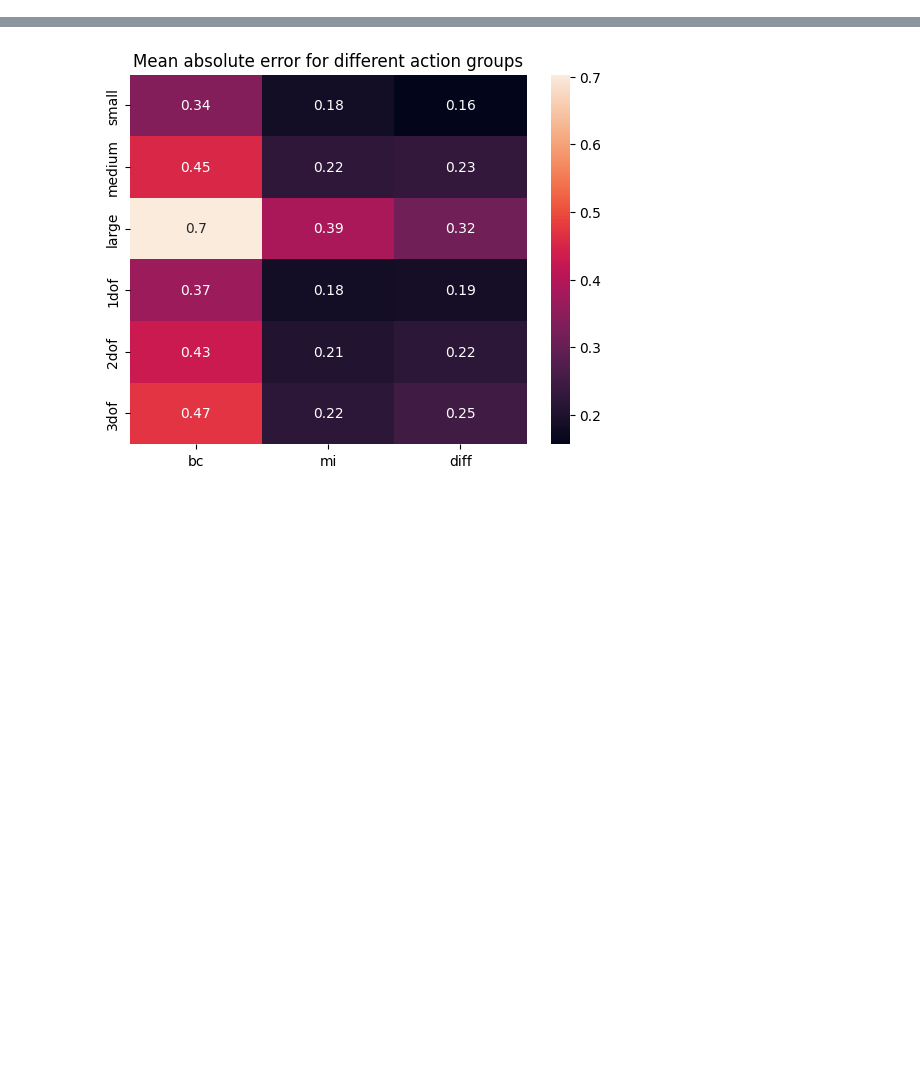
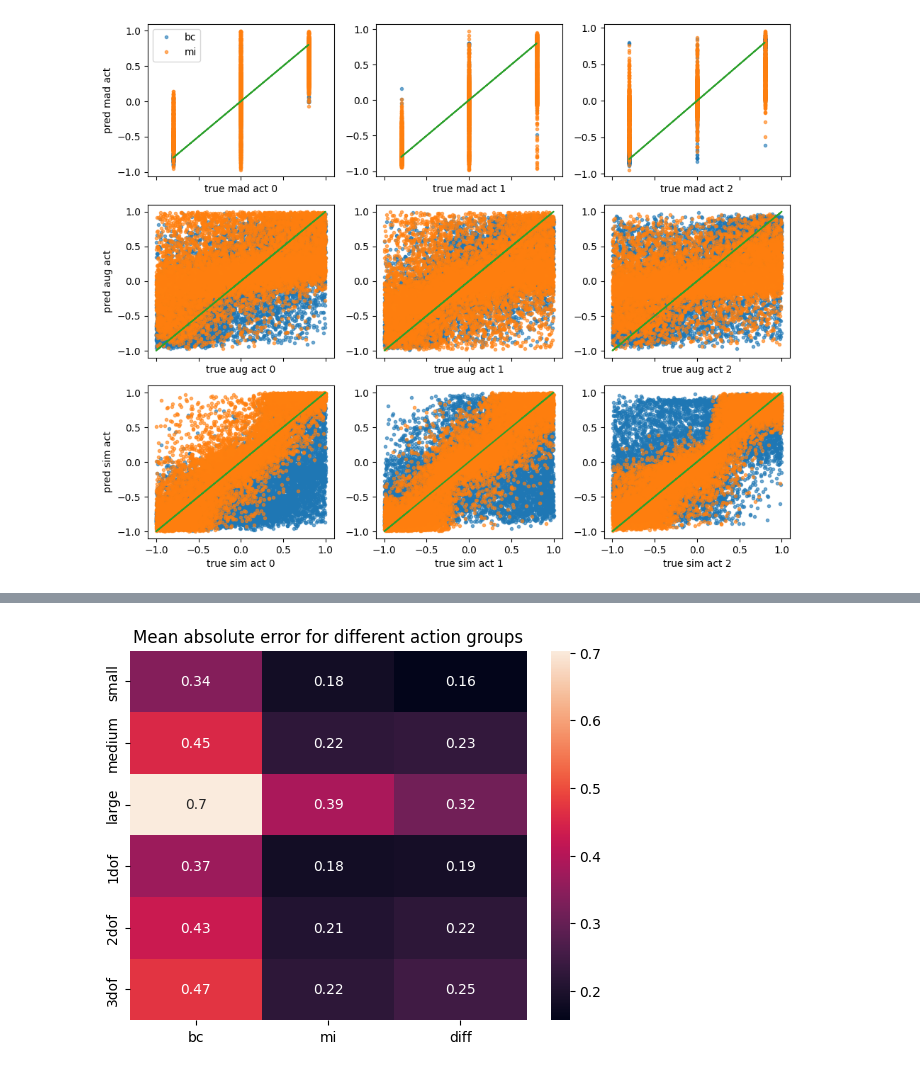
Before and after one commit to KilianFt/LIFT, a Jupyter notebook: notebooks/model_residuals.ipynb, the cells around one changed output, grey strips where cells are left out. Cells and saved outputs as stored; diff of their text form; code cells hidden in the pictures; blank space fills up the shorter version.

```diff
--- a/notebooks/model_residuals.ipynb
+++ b/notebooks/model_residuals.ipynb
@@ -5,9 +20,10 @@ from configs import BaseConfig
 # %%
-config = BaseConfig()
+# load models
 bc_trainer = torch.load(config.models_path / "bc.pt")
-trainer = torch.load(config.models_path / "mi.pt")
+mi_trainer = torch.load(config.models_path / "mi.pt")
+act_dim = bc_trainer.a_dim
 
 encoders = {
     "bc": bc_trainer.encoder,
-    "mi": trainer.encoder
+    "mi": mi_trainer.encoder
 }
@@ -13,0 +89,37 @@ encoders = {
+# %%
+# predict
+preds = {k: {} for k in encoders.keys()}
+for name, encoder in encoders.items():
+    with torch.no_grad():
+        preds[name]["mad"] = encoder.get_dist(mad_features).mode
+        preds[name]["aug"] = encoder.get_dist(aug_features).mode
+        preds[name]["sim"] = encoder.get_dist(sim_features).mode
+# %%
+# plot predictions vs true
+alpha = 0.6
+fig, ax = plt.subplots(3, act_dim, figsize=(10, 8), sharex=True)
+for i in range(act_dim):
+    ax[0, i].plot(mad_actions[:, i], preds["bc"]["mad"][:, i], ".", alpha=alpha, label="bc")
+    ax[0, i].plot(mad_actions[:, i], preds["mi"]["mad"][:, i], ".", alpha=alpha, label="mi")
+    ax[0, i].plot(mad_actions[:, i], mad_actions[:, i])
+
+    ax[1, i].plot(aug_actions[:, i], preds["bc"]["aug"][:, i], ".", alpha=alpha, label="bc")
+    ax[1, i].plot(aug_actions[:, i], preds["mi"]["aug"][:, i], ".", alpha=alpha, label="mi")
+    ax[1, i].plot(aug_actions[:, i], aug_actions[:, i])
+
+    ax[2, i].plot(sim_actions[:, i], preds["bc"]["sim"][:, i], ".", alpha=alpha, label="bc")
+    ax[2, i].plot(sim_actions[:, i], preds["mi"]["sim"][:, i], ".", alpha=alpha, label="mi")
+    ax[2, i].plot(sim_actions[:, i], sim_actions[:, i])
+
+    ax[0, i].set_xlabel(f"true mad act {i}")
+    ax[1, i].set_xlabel(f"true aug act {i}")
+    ax[2, i].set_xlabel(f"true sim act {i}")
+
+ax[0, 0].set_ylabel("pred mad act")
+ax[1, 0].set_ylabel("pred aug act")
+ax[2, 0].set_ylabel("pred sim act")
+ax[0, 0].legend()
+plt.tight_layout()
+plt.show()
+# %% [output]
+[figure, added]
```
Also changed, not shown: parts of 14 cells of this notebook.
